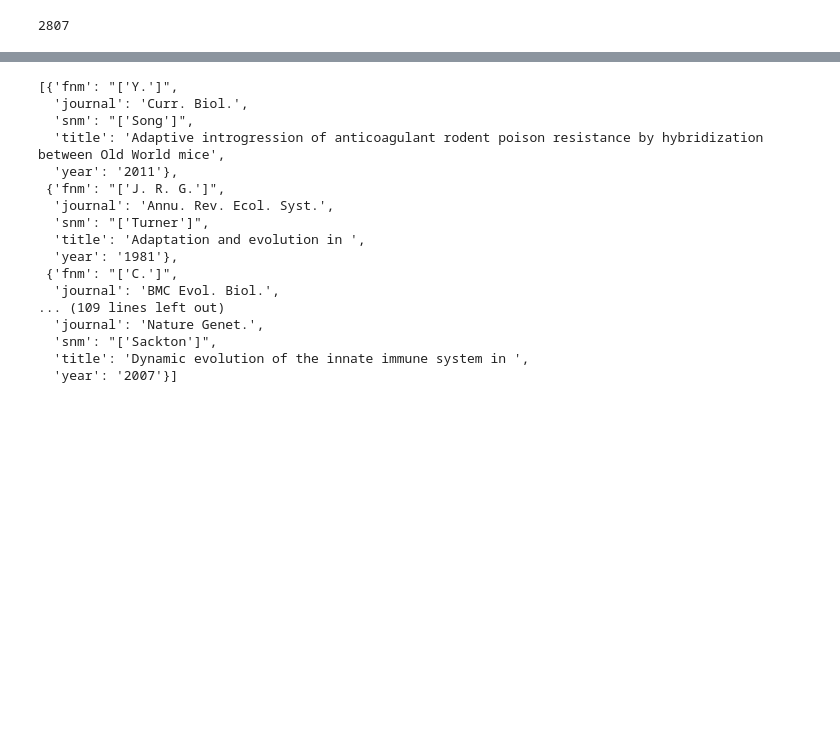
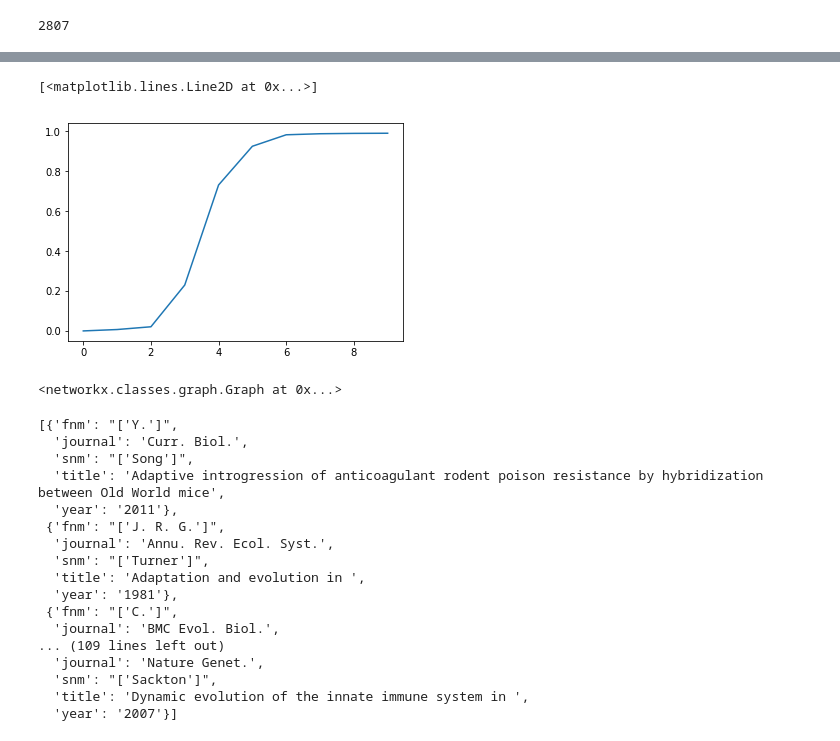
Before and after one commit to Omairss/LatentCitations, a Jupyter notebook: Nature_EDA.ipynb, the cells around one changed output, grey strips where cells are left out. Drawn from its saved outputs; the diff is of its cells as text; code cells hidden in the pictures; blank space fills up the shorter version.

```diff
--- a/Nature_EDA.ipynb
+++ b/Nature_EDA.ipynb
@@ -673,3 +769,12 @@ len(titles)
+# %%
+plt.plot([roc_sens[i] for i in sorted(list(roc_sens.keys()))])
+# %% [output]
+[<matplotlib.lines.Line2D at 0x...>]
+[figure, added]
+# %%
+nx.draw(graphs[0.30000000000000004])
+# %% [output]
+<networkx.classes.graph.Graph at 0x...>
 # %%
 list(references[3]['references'].values())
 # %% [output]
```
Also changed, not shown: parts of 22 cells of this notebook, 1 other file.
